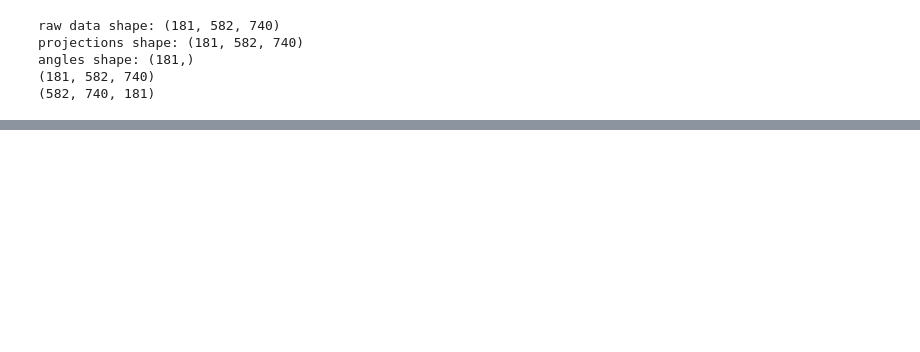
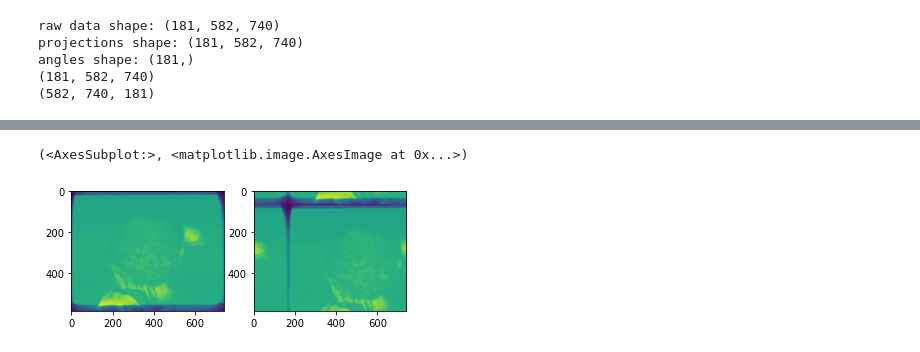
Before and after one commit to TomographicImaging/PtychographyAlignment, a Jupyter notebook: src/tests.ipynb, the cells around one changed output, grey strips where cells are left out. Cells and saved outputs as stored; diff of their text form; code cells hidden in the pictures; blank space fills up the shorter version.

```diff
--- a/src/tests.ipynb
+++ b/src/tests.ipynb
@@ -127,0 +129,13 @@ Done
+# %%
+translation_test = np.zeros((181,2))
+translation_test[:,0] = 5 # x
+translation_test[:,1] = 10 # y
+# %%
+img_shifted = tc.imshift_fft(stack_object,translation_test)
+# %%
+plt.figure()
+plt.subplot(1,2,1), plt.imshow(np.imag(stack_object[:,:,0]))
+plt.subplot(1,2,2), plt.imshow(np.imag(img_shifted[:,:,0]))
+# %% [output]
+(<AxesSubplot:>, <matplotlib.image.AxesImage at 0x...>)
+[figure, added]
```
Also changed, not shown: parts of 2 cells of this notebook, 3 other files.
